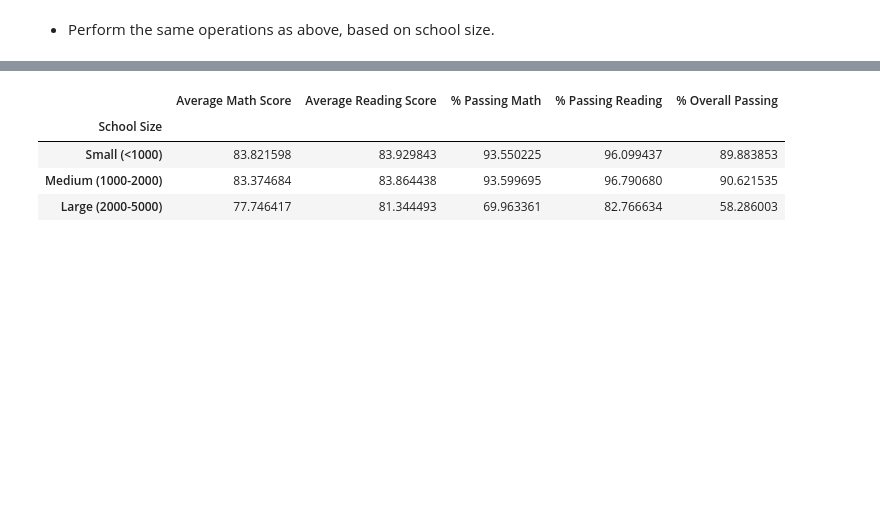
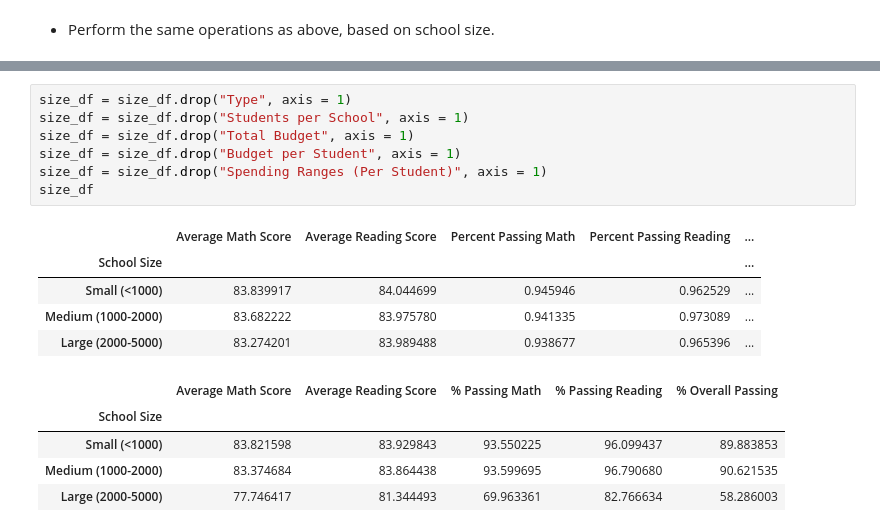
Before and after one commit to pjb327/panda_hw, a Jupyter notebook: PyCitySchools/PyCitySchools_starter.ipynb, the cells around one changed output, grey strips where cells are left out. Cells and saved outputs as stored; diff of their text form; blank space fills up the shorter version.

```diff
--- a/PyCitySchools/PyCitySchools_starter.ipynb
+++ b/PyCitySchools/PyCitySchools_starter.ipynb
@@ -537,3 +549,16 @@ reading_grades_df
+# %%
+size_df = size_df.drop("Type", axis = 1)
+size_df = size_df.drop("Students per School", axis = 1)
+size_df = size_df.drop("Total Budget", axis = 1)
+size_df = size_df.drop("Budget per Student", axis = 1)
+size_df = size_df.drop("Spending Ranges (Per Student)", axis = 1)
+size_df
+# %% [output]
+|  | Average Math Score | Average Reading Score | Percent Passing Math | Percent Passing Reading | ... |
+| School Size |  |  |  |  | ... |
+| Small (<1000) | 83.839917 | 84.044699 | 0.945946 | 0.962529 | ... |
+| Medium (1000-2000) | 83.682222 | 83.975780 | 0.941335 | 0.973089 | ... |
+| Large (2000-5000) | 83.274201 | 83.989488 | 0.938677 | 0.965396 | ... |
 # %%
 # %% [output]
 |  | Average Math Score | Average Reading Score | % Passing Math | % Passing Reading | % Overall Passing |
```
Also changed, not shown: parts of 9 cells of this notebook.
